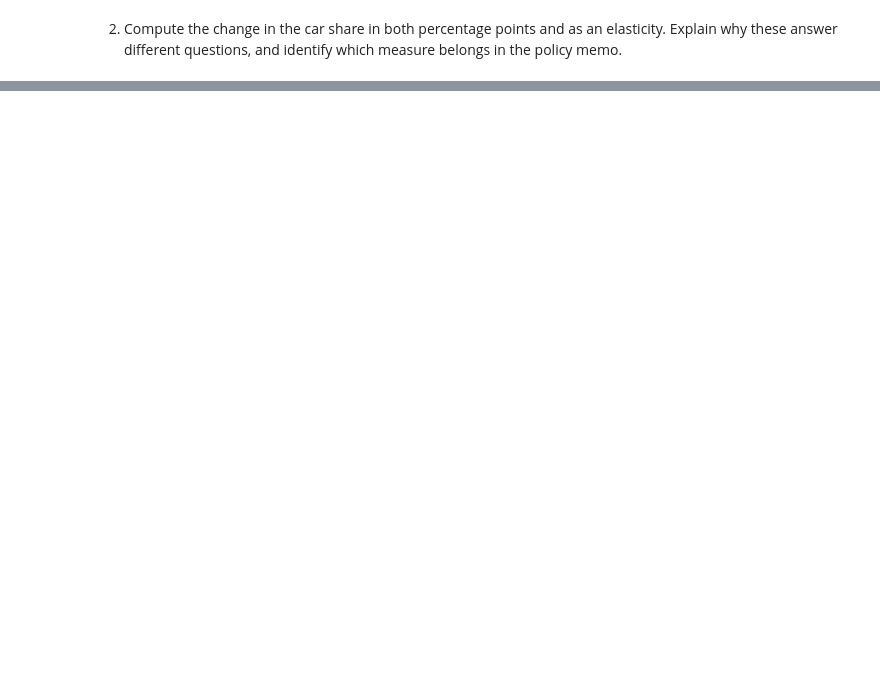
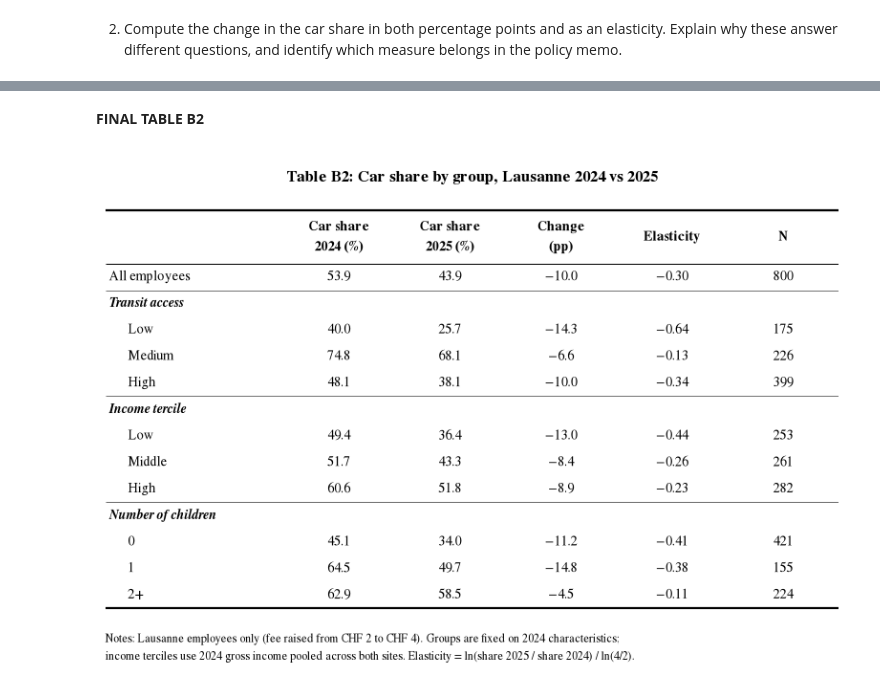
Before and after one commit to Lerianne/mgt450_project, a Jupyter notebook: part_B.ipynb, the cells around one changed output, grey strips where cells are left out. Saved outputs shown, nothing was run; the diff lists cells and outputs as text; code cells hidden in the pictures; blank space fills up the shorter version.

```diff
--- a/part_B.ipynb
+++ b/part_B.ipynb
@@ -25,0 +293,71 @@ the percentage-point change, extensive elasticity, and number of employees.
+# %% [markdown]
+**FINAL TABLE B2**
+# %%
+#nicer table for B2
+
+import matplotlib.pyplot as plt
+plt.rcParams.update({"font.family": "serif", "font.serif": ["STIXGeneral", "DejaVu Serif"]})
+
+def fmt(v, col):
+    if pd.isna(v):
+        return "–"
+    if col == "N":
+        return f"{int(v)}"
+    s = {"Elasticity": f"{v:.2f}", "Change (pp)": f"{v:+.1f}"}.get(col, f"{v:.1f}")
+    return s.replace("-", "−")                      # proper minus sign
+
+def booktabs_panels(B2, headers, title, note, fname, label_w=2.4, col_w=1.5, row_h=0.36):
+    cols = list(B2.columns)
+    rows = []                                       # (kind, label, formatted values)
+    for p in dict.fromkeys(B2.index.get_level_values(0)):
+        if p != "Overall":
+            rows.append(("panel", p, None))
+        for g, r in B2.loc[p].iterrows():
+            rows.append(("overall" if p == "Overall" else "row", g,
+                         [fmt(r[c], c) for c in cols]))
+
+    n_hdr = 2 * row_h
+    width = label_w + col_w * len(cols)
+    height = n_hdr + row_h * len(rows) + 1.4
+    fig, ax = plt.subplots(figsize=(width, height))
+    ax.set_xlim(0, width); ax.set_ylim(0, height); ax.axis("off")
+    top = height - 0.7
+    xc = lambda j: label_w + col_w * (j + 0.5)      # x-centre of column j
+
+    ax.text(width / 2, height - 0.25, title, ha="center", va="center",
+            fontsize=12, weight="bold")
+    for j, h in enumerate(headers):
+        ax.text(xc(j), top - n_hdr / 2, h, ha="center", va="center",
+                weight="bold", fontsize=10)
+    ax.hlines(top, 0, width, color="black", lw=1.6)
+    ax.hlines(top - n_hdr, 0, width, color="black", lw=0.7)
+
+    y = top - n_hdr
+    for k, (kind, label, vals) in enumerate(rows):
+        yc = y - row_h / 2
+        if kind == "panel":
+            if k > 0:
+                ax.hlines(y, 0, width, color="black", lw=0.4)     # thin separator
+            ax.text(0.05, yc, label, ha="left", va="center",
+                    fontsize=10, style="italic", weight="bold")
+        else:
+            ax.text(0.05 if kind == "overall" else 0.3, yc, label,
+                    ha="left", va="center", fontsize=10)
+            for j, v in enumerate(vals):
+                ax.text(xc(j), yc, v, ha="center", va="center", fontsize=10)
+        y -= row_h
+
+    ax.hlines(y, 0, width, color="black", lw=1.6)
+    ax.text(0, y - 0.3, note, ha="left", va="top", fontsize=8.5)
+    plt.savefig(fname, dpi=300, bbox_inches="tight")
+    plt.show()
+
+headers = ["Car share\n2024 (%)", "Car share\n2025 (%)", "Change\n(pp)", "Elasticity", "N"]
+note = ("Notes: Lausanne employees only (fee raised from CHF 2 to CHF 4). Groups are fixed on 2024 characteristics;\n"
+        "income terciles use 2024 gross income pooled across both sites. "
+        "Elasticity = ln(share 2025 / share 2024) / ln(4/2).")
+
+booktabs_panels(B2, headers, "Table B2: Car share by group, Lausanne 2024 vs 2025",
+                note, "table_B2.png")
+# %% [output]
+[figure, added]
```
Also changed, not shown: parts of 25 cells of this notebook, 3 other files.
